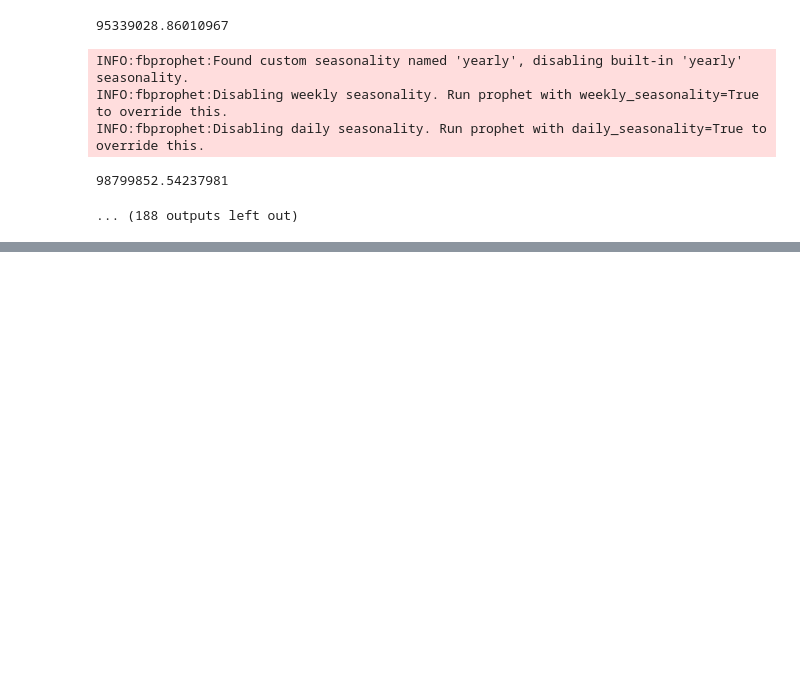
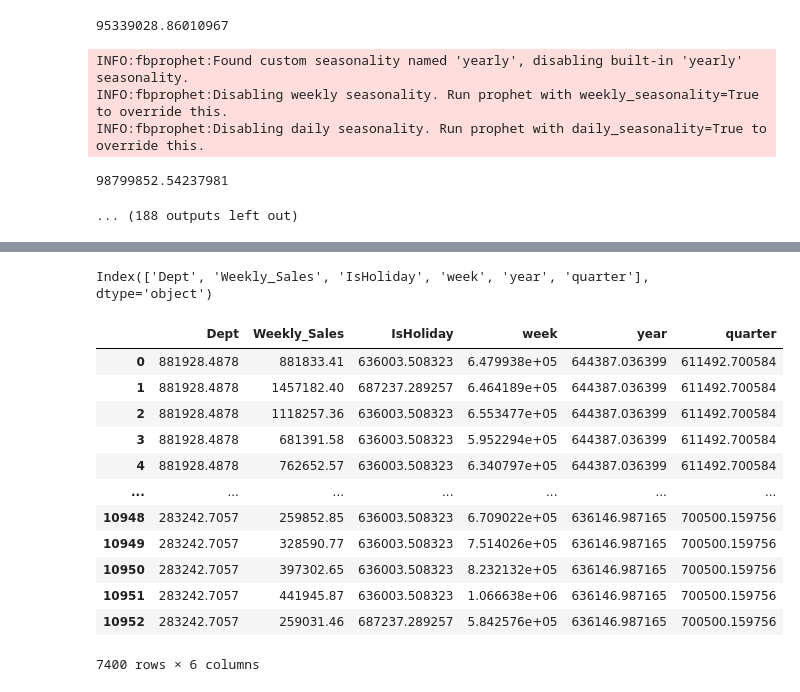
Before and after one commit to jstephenj14/walmart-forecasting-challenge, a Jupyter notebook: src/analysis.ipynb, the cells around one changed output, grey strips where cells are left out. Cells and saved outputs as stored; diff of their text form; code cells hidden in the pictures; blank space fills up the shorter version.

Commit message:
adding xgb models

```diff
--- a/src/analysis.ipynb
+++ b/src/analysis.ipynb
@@ -211,0 +208,5 @@ INFO:fbprophet:Disabling daily seasonality. Run prophet with daily_seasonality=T
+# %%
+dept_sales_xgb_main["Dept"] = dept_sales_xgb_main["Dept"].astype(str)
+dept_sales_xgb_main["IsHoliday"] = dept_sales_xgb_main["IsHoliday"].astype(str)
+dept_sales_xgb_main["week"] = dept_sales_xgb_main["week"].astype(str)
+dept_sales_xgb_main["year"] = dept_sales_xgb_main["year"].astype(str)
@@ -211,0 +234,34 @@ INFO:fbprophet:Disabling daily seasonality. Run prophet with daily_seasonality=T
+# %%
+split_date = '01-Jan-2012'
+train = dept_sales_xgb_main[dept_sales_xgb_main.Date < split_date].copy()
+test = dept_sales_xgb_main[dept_sales_xgb_main.Date >= split_date].copy()
+# %%
+xgb_train = train.drop("Date", axis=1)
+xgb_test = test.drop("Date", axis=1)
+# %%
+xgb_train.columns
+# %% [output]
+Index(['Dept', 'Weekly_Sales', 'IsHoliday', 'week', 'year', 'quarter'], dtype='object')
+# %%
+encoder = TargetEncoder()
+xgb_train = encoder.fit_transform(xgb_train, xgb_train['Weekly_Sales'],
+                                  drop_invariant=True, cols = ['Dept', 'IsHoliday', 'week', 'year', 'quarter'])
+xgb_test = encoder.transform(xgb_test)
+
+# model.fit(train_df[predictors], train_df[target])
+# %%
+xgb_train
+# %% [output]
+|  | Dept | Weekly_Sales | IsHoliday | week | year | quarter |
+| 0 | 881928.4878 | 881833.41 | 636003.508323 | 6.479938e+05 | 644387.036399 | 611492.700584 |
+| 1 | 881928.4878 | 1457182.40 | 687237.289257 | 6.464189e+05 | 644387.036399 | 611492.700584 |
+| 2 | 881928.4878 | 1118257.36 | 636003.508323 | 6.553477e+05 | 644387.036399 | 611492.700584 |
+| 3 | 881928.4878 | 681391.58 | 636003.508323 | 5.952294e+05 | 644387.036399 | 611492.700584 |
+| 4 | 881928.4878 | 762652.57 | 636003.508323 | 6.340797e+05 | 644387.036399 | 611492.700584 |
+| ... | ... | ... | ... | ... | ... | ... |
+| 10948 | 283242.7057 | 259852.85 | 636003.508323 | 6.709022e+05 | 636146.987165 | 700500.159756 |
+| 10949 | 283242.7057 | 328590.77 | 636003.508323 | 7.514026e+05 | 636146.987165 | 700500.159756 |
+| 10950 | 283242.7057 | 397302.65 | 636003.508323 | 8.232132e+05 | 636146.987165 | 700500.159756 |
+| 10951 | 283242.7057 | 441945.87 | 636003.508323 | 1.066638e+06 | 636146.987165 | 700500.159756 |
+| 10952 | 283242.7057 | 259031.46 | 687237.289257 | 5.842576e+05 | 636146.987165 | 700500.159756 |
+7400 rows × 6 columns
```
Also changed, not shown: parts of 31 cells of this notebook.
